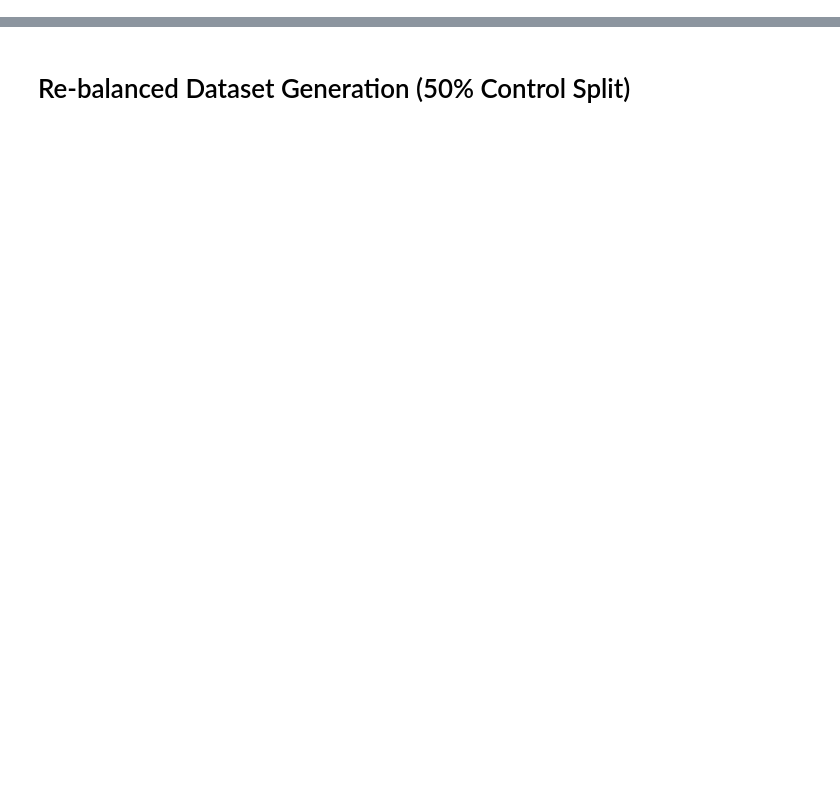
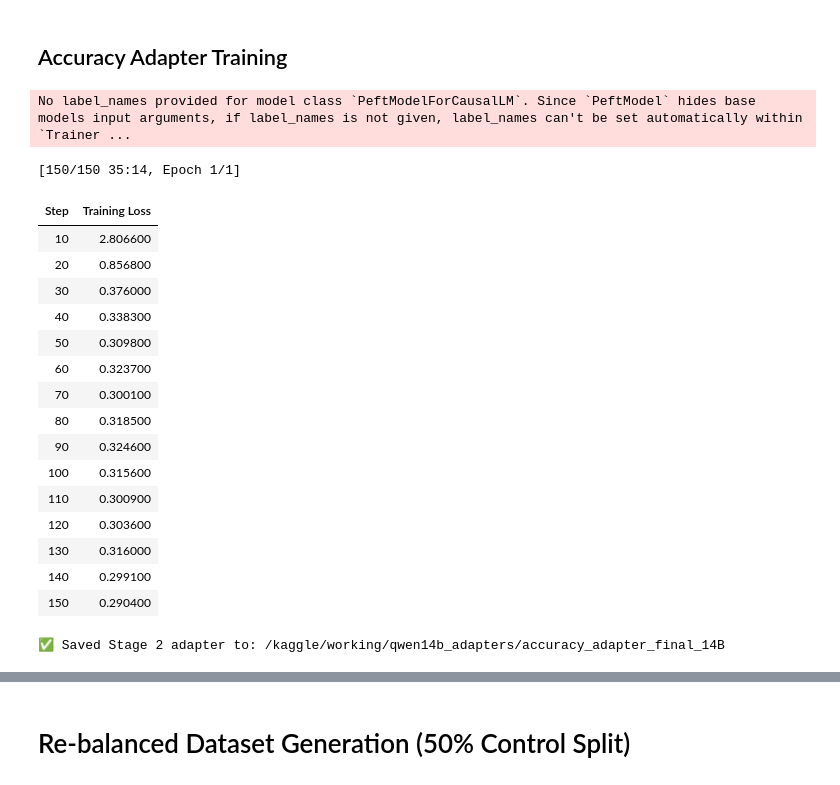
Before and after one commit to ringerH/ReasoningAuthenticationFramework-RAF-, a Jupyter notebook: Gated_ungated_compare_complexity_scaled.ipynb, the cells around one changed output, grey strips where cells are left out. Saved outputs shown, nothing was run; the diff lists cells and outputs as text; code cells hidden in the pictures; blank space fills up the shorter version.

```diff
--- a/Gated_ungated_compare_complexity_scaled.ipynb
+++ b/Gated_ungated_compare_complexity_scaled.ipynb
@@ -74,0 +307,49 @@ print("✅ Hugging Face authenticated.")
+# %% [markdown]
+## Accuracy Adapter Training
+# %%
+# --- 2. Stage 2 (Accuracy Adapter) on the same base model ---
+del trainer_s1
+gc.collect()
+torch.cuda.empty_cache()
+
+if "accuracy" not in peft_model.peft_config:
+    peft_model.add_adapter("accuracy", lora_config)
+peft_model.set_adapter("accuracy")
+align_adapter_devices(peft_model)
+
+# Train only the accuracy adapter
+for name, p in peft_model.named_parameters():
+    p.requires_grad = "accuracy" in name
+
+trainer_s2 = SFTTrainer(
+    model=peft_model,
+    train_dataset=train_ds_stage2,
+    processing_class=tokenizer,
+    args=make_training_args(os.path.join(OUTPUT_DIR, "ckpt_accuracy"), max_steps=150),
+)
+trainer_s2.train()
+
+accuracy_adapter_path = os.path.join(OUTPUT_DIR, "accuracy_adapter_final_14B")
+peft_model.save_pretrained(accuracy_adapter_path, selected_adapters=["accuracy"])
+tokenizer.save_pretrained(accuracy_adapter_path)
+print(f"✅ Saved Stage 2 adapter to: {accuracy_adapter_path}")
+# %% [output]
+No label_names provided for model class `PeftModelForCausalLM`. Since `PeftModel` hides base models input arguments, if label_names is not given, label_names can't be set automatically within `Trainer ...
+[150/150 35:14, Epoch 1/1]
+| Step | Training Loss |
+| 10 | 2.806600 |
+| 20 | 0.856800 |
+| 30 | 0.376000 |
+| 40 | 0.338300 |
+| 50 | 0.309800 |
+| 60 | 0.323700 |
+| 70 | 0.300100 |
+| 80 | 0.318500 |
+| 90 | 0.324600 |
+| 100 | 0.315600 |
+| 110 | 0.300900 |
+| 120 | 0.303600 |
+| 130 | 0.316000 |
+| 140 | 0.299100 |
+| 150 | 0.290400 |
+✅ Saved Stage 2 adapter to: /kaggle/working/qwen14b_adapters/accuracy_adapter_final_14B
```
Also changed, not shown: parts of 39 cells of this notebook.
